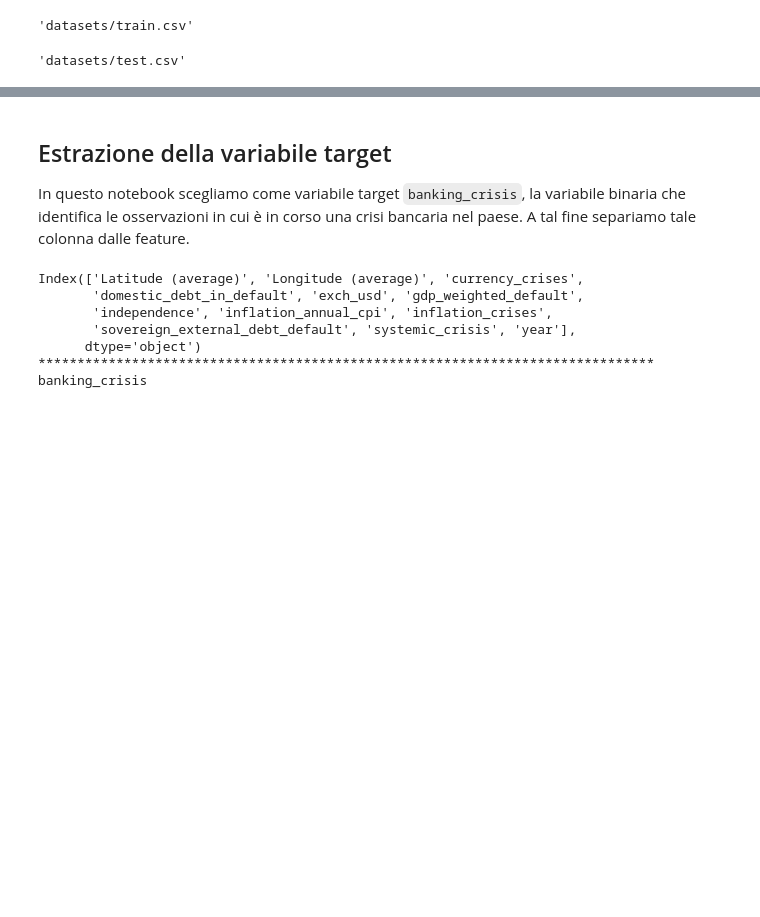
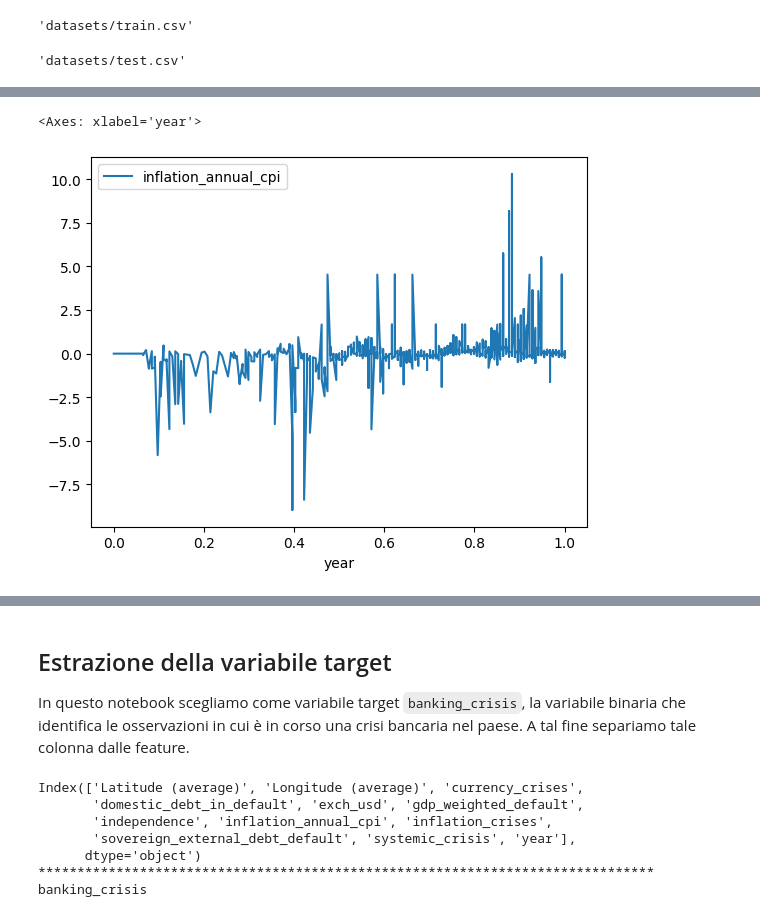
Before and after one commit to DLBD-Department/Python-Data-Science, a Jupyter notebook: Day3-MachineLearning/E2E-ML.ipynb, the cells around one changed output, grey strips where cells are left out. Drawn from its saved outputs; the diff is of its cells as text; code cells hidden in the pictures; blank space fills up the shorter version.

```diff
--- a/Day3-MachineLearning/E2E-ML.ipynb
+++ b/Day3-MachineLearning/E2E-ML.ipynb
@@ -25,0 +64,10 @@ train_df, test_df = pd.read_csv(train_path), pd.read_csv(test_path)
+# %%
+(
+    train_df
+    [["inflation_annual_cpi", "year"]]
+    .sort_values(by=["year"])
+    .plot(x="year", y="inflation_annual_cpi")
+)
+# %% [output]
+<Axes: xlabel='year'>
+[figure, added]
```
Also changed, not shown: parts of 10 cells of this notebook, 2 other files.
